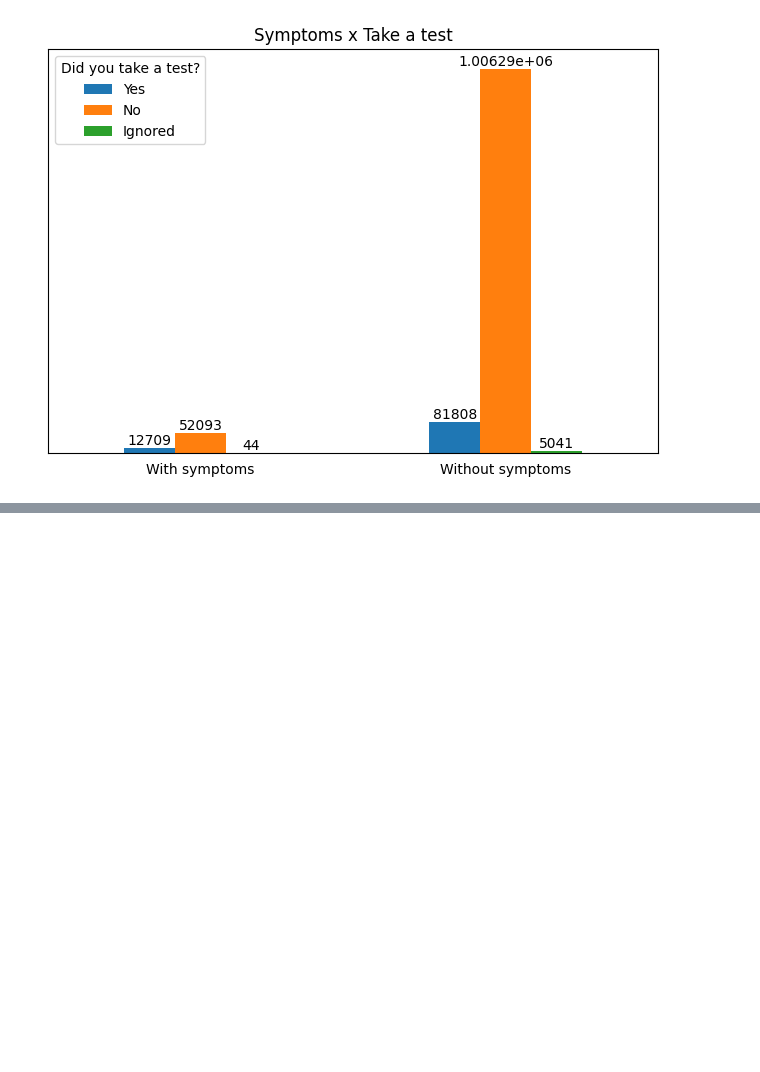
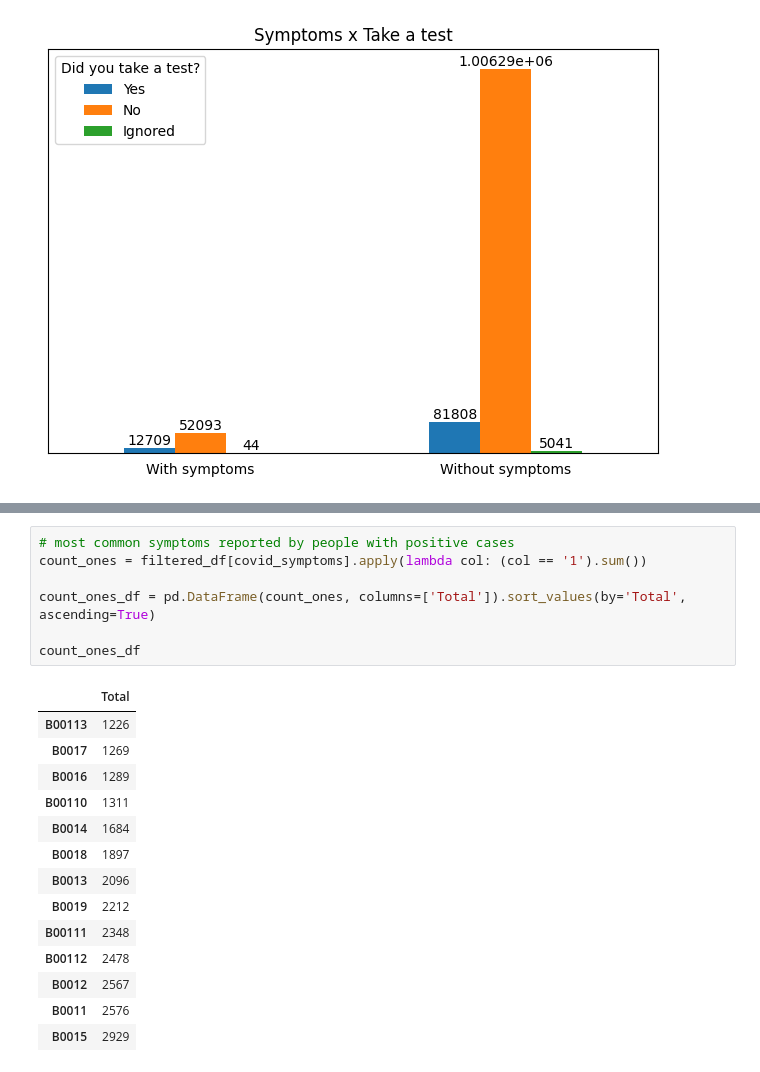
Before and after one commit to pathilink/HospAEinstein_test, a Jupyter notebook: notebook/pnad_eda.ipynb, the cells around one changed output, grey strips where cells are left out. Cells and saved outputs as stored; diff of their text form; blank space fills up the shorter version.

```diff
--- a/notebook/pnad_eda.ipynb
+++ b/notebook/pnad_eda.ipynb
@@ -1031,0 +1062,22 @@ plt.show()
+# %%
+# most common symptoms reported by people with positive cases
+count_ones = filtered_df[covid_symptoms].apply(lambda col: (col == '1').sum())
+
+count_ones_df = pd.DataFrame(count_ones, columns=['Total']).sort_values(by='Total', ascending=True)
+
+count_ones_df
+# %% [output]
+|  | Total |
+| B00113 | 1226 |
+| B0017 | 1269 |
+| B0016 | 1289 |
+| B00110 | 1311 |
+| B0014 | 1684 |
+| B0018 | 1897 |
+| B0013 | 2096 |
+| B0019 | 2212 |
+| B00111 | 2348 |
+| B00112 | 2478 |
+| B0012 | 2567 |
+| B0011 | 2576 |
+| B0015 | 2929 |
```
Also changed, not shown: parts of 11 cells of this notebook.
